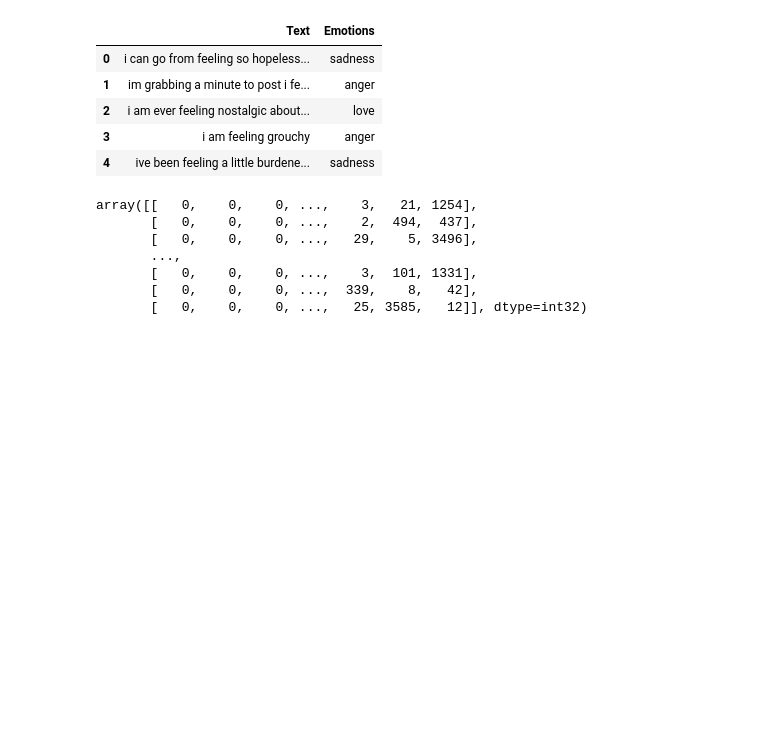
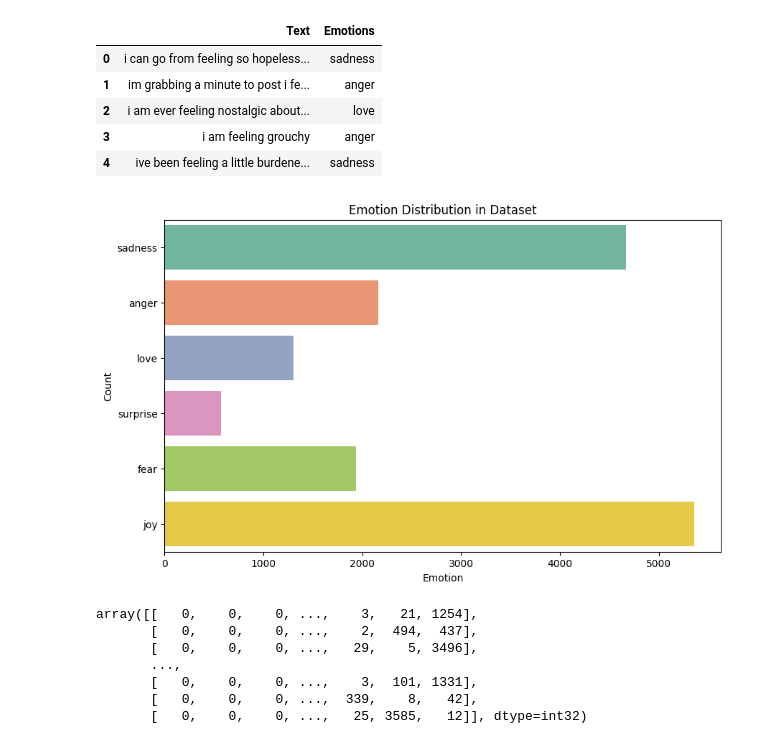
Before and after one commit to officialfareedahmad/Text-Emotion-Classification, a Jupyter notebook: Text Emotion Classification.ipynb, the cells around one changed output. Saved outputs shown, nothing was run; the diff lists cells and outputs as text; code cells hidden in the pictures; blank space fills up the shorter version.

```diff
--- a/Text Emotion Classification.ipynb
+++ b/Text Emotion Classification.ipynb
@@ -24,6 +28,16 @@ data.head()
 | 2 | i am ever feeling nostalgic about... | love |
 | 3 | i am feeling grouchy | anger |
 | 4 | ive been feeling a little burdene... | sadness |
+# %%
+# Plot Emotion Distribution
+plt.figure(figsize=(10,6))
+sns.countplot(data['Emotions'], palette='Set2')
+plt.title('Emotion Distribution in Dataset')
+plt.xlabel('Emotion')
+plt.ylabel('Count')
+plt.show()
+# %% [output]
+[figure, added]
 # %%
 # Tokenize the text data to prepare it for model training
 texts = data['Text'].tolist()
```
Also changed, not shown: parts of 7 cells of this notebook.
